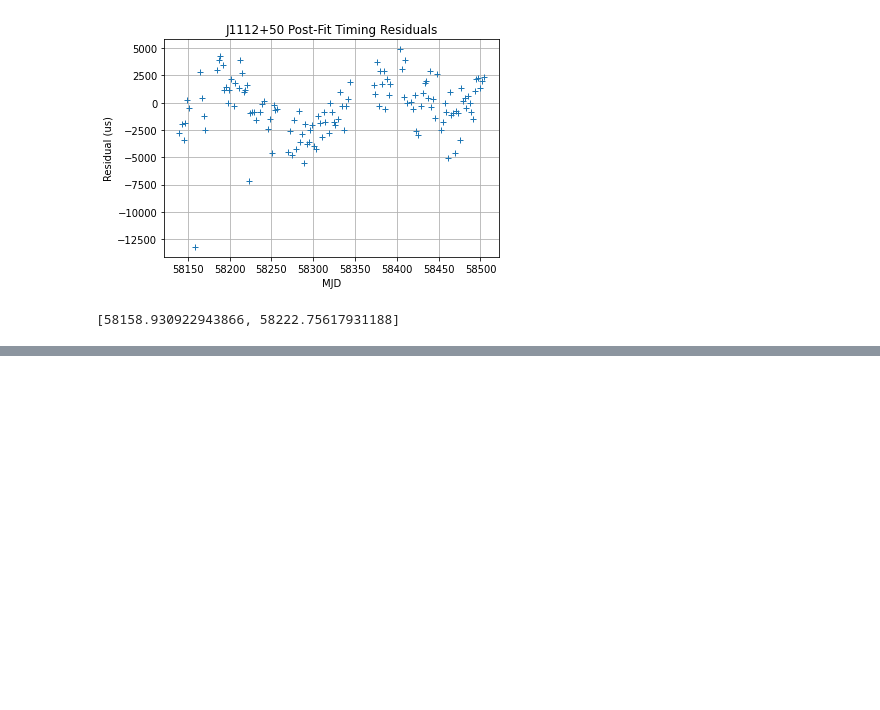
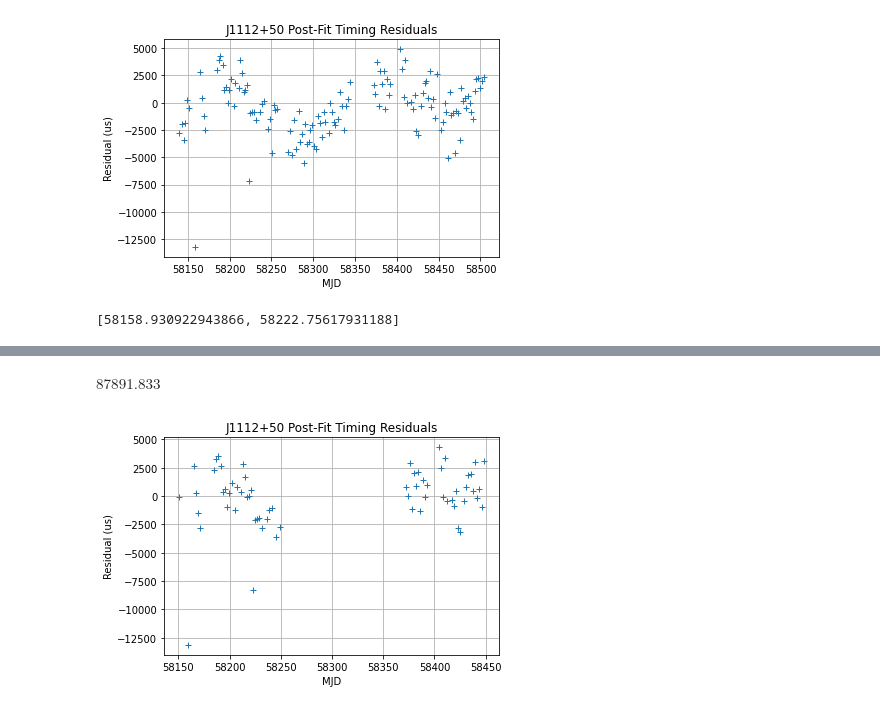
Before and after one commit to KazAndr/balavstvo_checking, a Jupyter notebook: test_modules/pint/clearing&timing.ipynb, the cells around one changed output, grey strips where cells are left out. Drawn from its saved outputs; the diff is of its cells as text; code cells hidden in the pictures; blank space fills up the shorter version.

Commit message:
Update clearing&timing.ipynb
Добавлена функция для получения нескольких интервалов МПИ.

```diff
--- a/test_modules/pint/clearing&timing.ipynb
+++ b/test_modules/pint/clearing&timing.ipynb
@@ -93,0 +112,17 @@ array([ True,  True,  True, False])
+# %%
+limits = ((58150, 58250),(58350, 58450))
+total_maks = []
+for start, stop in limits:
+    mask_toas = []
+    copy_toas = copy.copy(t)
+    toas_table = copy_toas.table
+    for val in table_toas['mjd_float']:
+        if start < val < stop:
+            mask_toas.append(False)
+        else:
+            mask_toas.append(True)
+    total_maks.append(mask_toas)
+
+primary_mask = np.full(copy_toas.ntoas, False)
+for item in total_maks:
+    primary_mask = primary_mask ^ np.array(item)
@@ -93,0 +149,15 @@ array([ True,  True,  True, False])
+# %%
+cut_t = get_intervals_toas(t, limits)
+# %%
+f = fit.WLSFitter(cut_t, m)
+f.fit_toas()
+# %% [output]
+$87891.833 \; \mathrm{}$
+# %%
+plt.plot(cut_t.get_mjds(), f.resids.time_resids.to(u.us), '+')
+plt.title("%s Post-Fit Timing Residuals" % m.PSR.value)
+plt.xlabel("MJD")
+plt.ylabel("Residual (us)")
+plt.grid()
+# %% [output]
+[figure, added]
```
Also changed, not shown: parts of 4 cells of this notebook.
